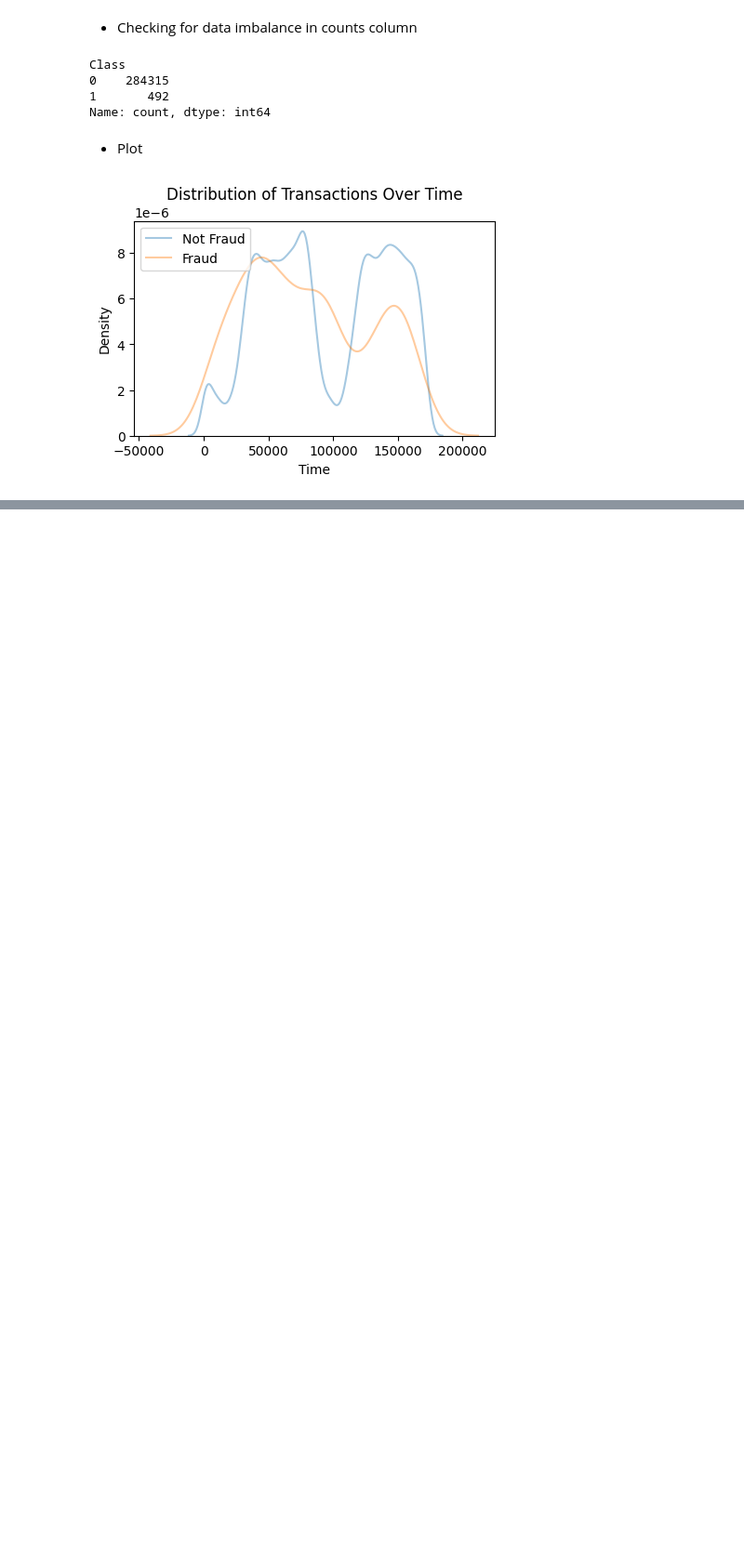
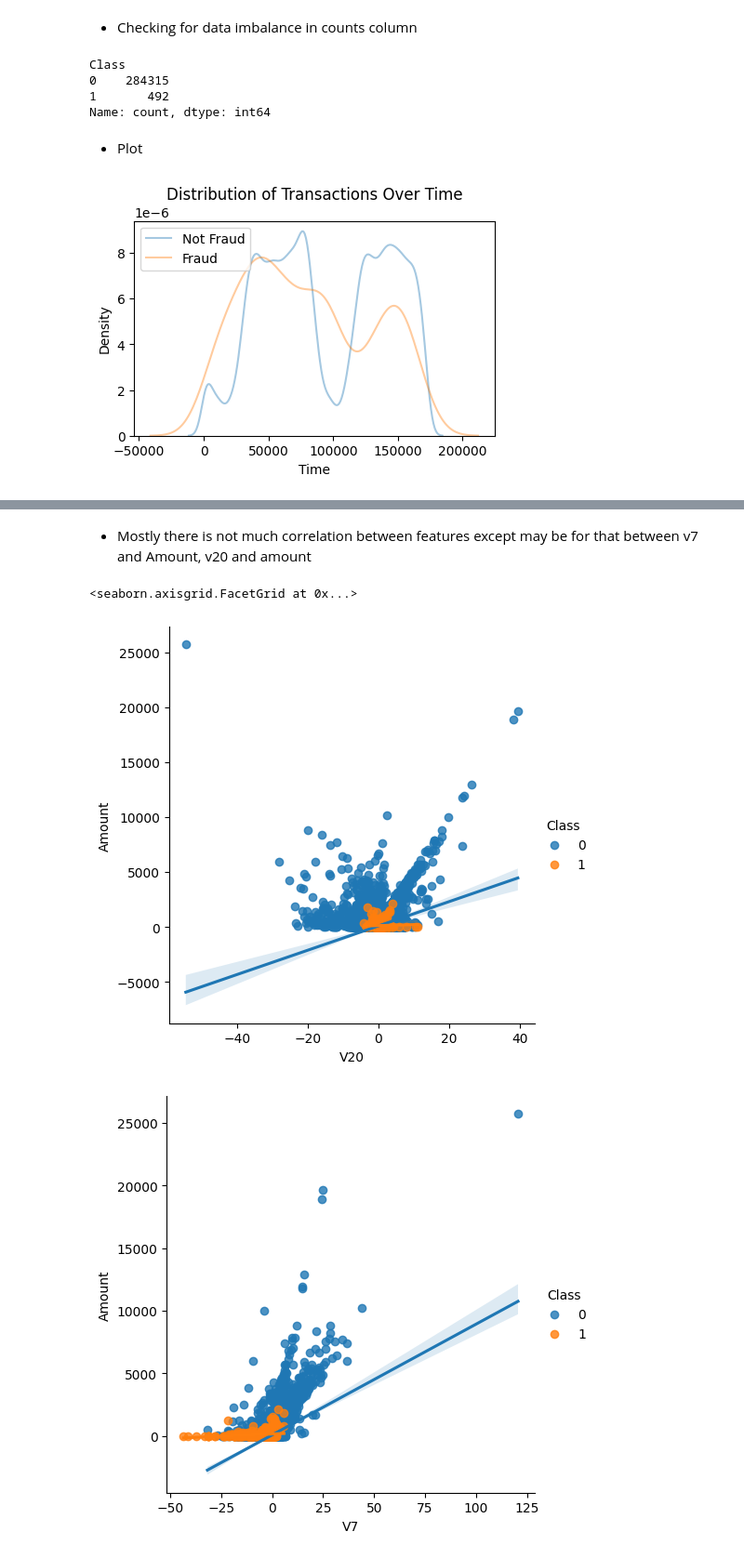
Before and after one commit to abduljunaid02/creditCardFraud, a Jupyter notebook: credirCardFraud.ipynb, the cells around one changed output, grey strips where cells are left out. Shown at 93% size. Drawn from its saved outputs; the diff is of its cells as text; code cells hidden in the pictures; blank space fills up the shorter version.

```diff
--- a/credirCardFraud.ipynb
+++ b/credirCardFraud.ipynb
@@ -107,0 +124,9 @@ plt.show()
+# %% [markdown]
+- Mostly there is not much correlation between features except may be for that between v7 and Amount, v20 and amount
+# %%
+sns.lmplot(x="V20", y="Amount", data=data_df, hue="Class", fit_reg=True)
+sns.lmplot(x="V7", y="Amount", data=data_df, hue="Class", fit_reg=True)
+# %% [output]
+<seaborn.axisgrid.FacetGrid at 0x...>
+[figure, added]
+[figure, added]
```
Also changed, not shown: parts of 23 cells of this notebook.
